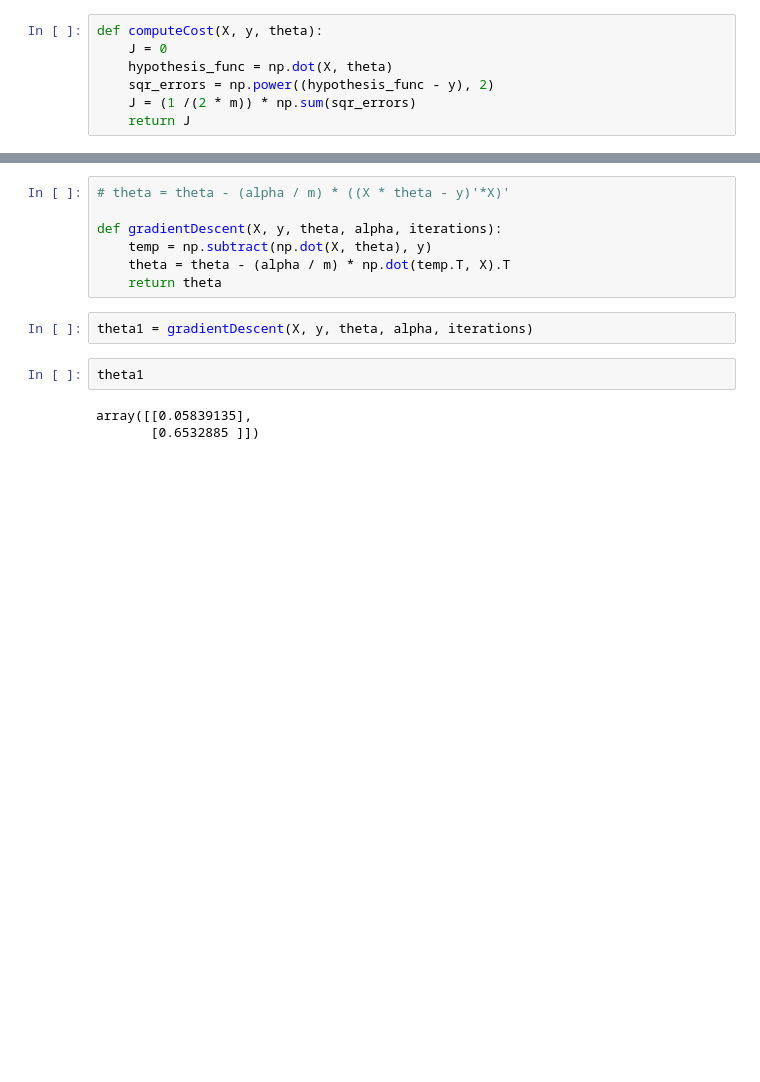
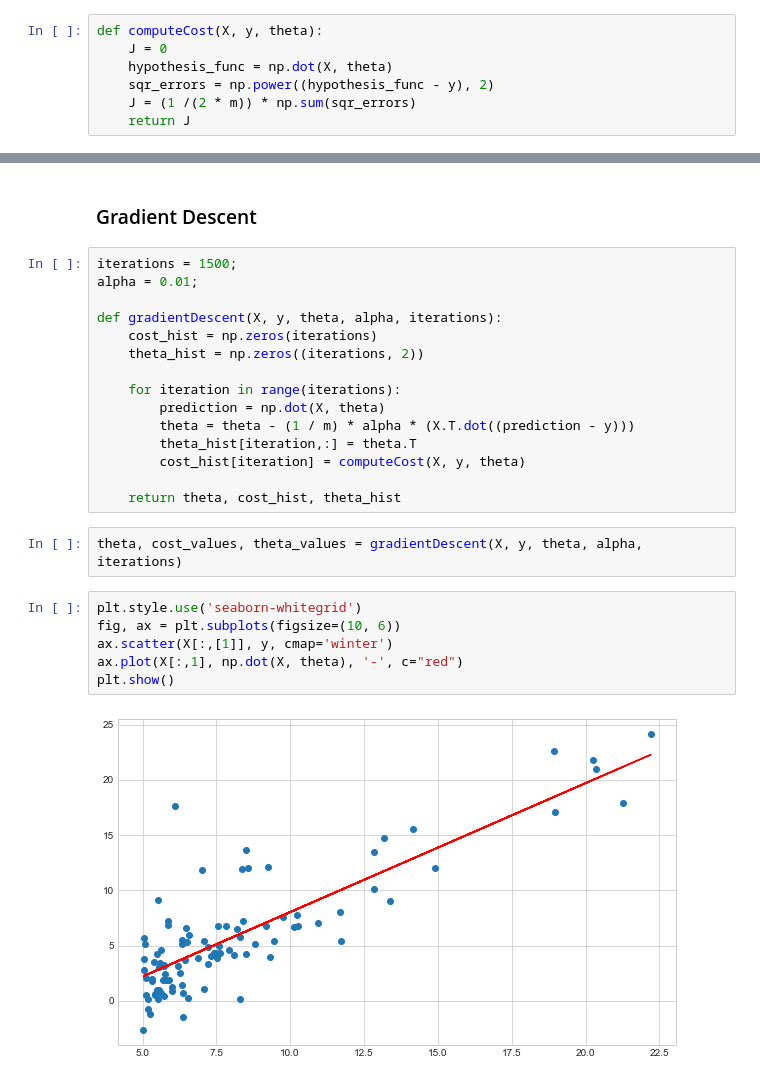
Before and after one commit to reandov/simple-linear-regression, a Jupyter notebook: simple-linear-regression.ipynb, the cells around one changed output, grey strips where cells are left out. Drawn from its saved outputs; the diff is of its cells as text; blank space fills up the shorter version.

```diff
--- a/simple-linear-regression.ipynb
+++ b/simple-linear-regression.ipynb
@@ -39,14 +37,27 @@ alpha = 0.01;
-# %%
-# theta = theta - (alpha / m) * ((X * theta - y)'*X)'
-
-def gradientDescent(X, y, theta, alpha, iterations):
-    temp = np.subtract(np.dot(X, theta), y)
-    theta = theta - (alpha / m) * np.dot(temp.T, X).T
-    return theta
+# %% [markdown]
+### Gradient Descent
+# %%
+iterations = 1500;
+alpha = 0.01;
+
+def gradientDescent(X, y, theta, alpha, iterations):
+    cost_hist = np.zeros(iterations)
+    theta_hist = np.zeros((iterations, 2))
+
+    for iteration in range(iterations):
+        prediction = np.dot(X, theta)
+        theta = theta - (1 / m) * alpha * (X.T.dot((prediction - y)))
+        theta_hist[iteration,:] = theta.T
+        cost_hist[iteration] = computeCost(X, y, theta)
+
+    return theta, cost_hist, theta_hist
 # %%
-theta1 = gradientDescent(X, y, theta, alpha, iterations)
+theta, cost_values, theta_values = gradientDescent(X, y, theta, alpha, iterations)
-# %%
-theta1
-# %% [output]
-array([[0.05839135],
-       [0.6532885 ]])
+# %%
+plt.style.use('seaborn-whitegrid')
+fig, ax = plt.subplots(figsize=(10, 6))
+ax.scatter(X[:,[1]], y, cmap='winter')
+ax.plot(X[:,1], np.dot(X, theta), '-', c="red")
+plt.show()
+# %% [output]
+[figure, added]
```
Also changed, not shown: parts of 16 cells of this notebook.
